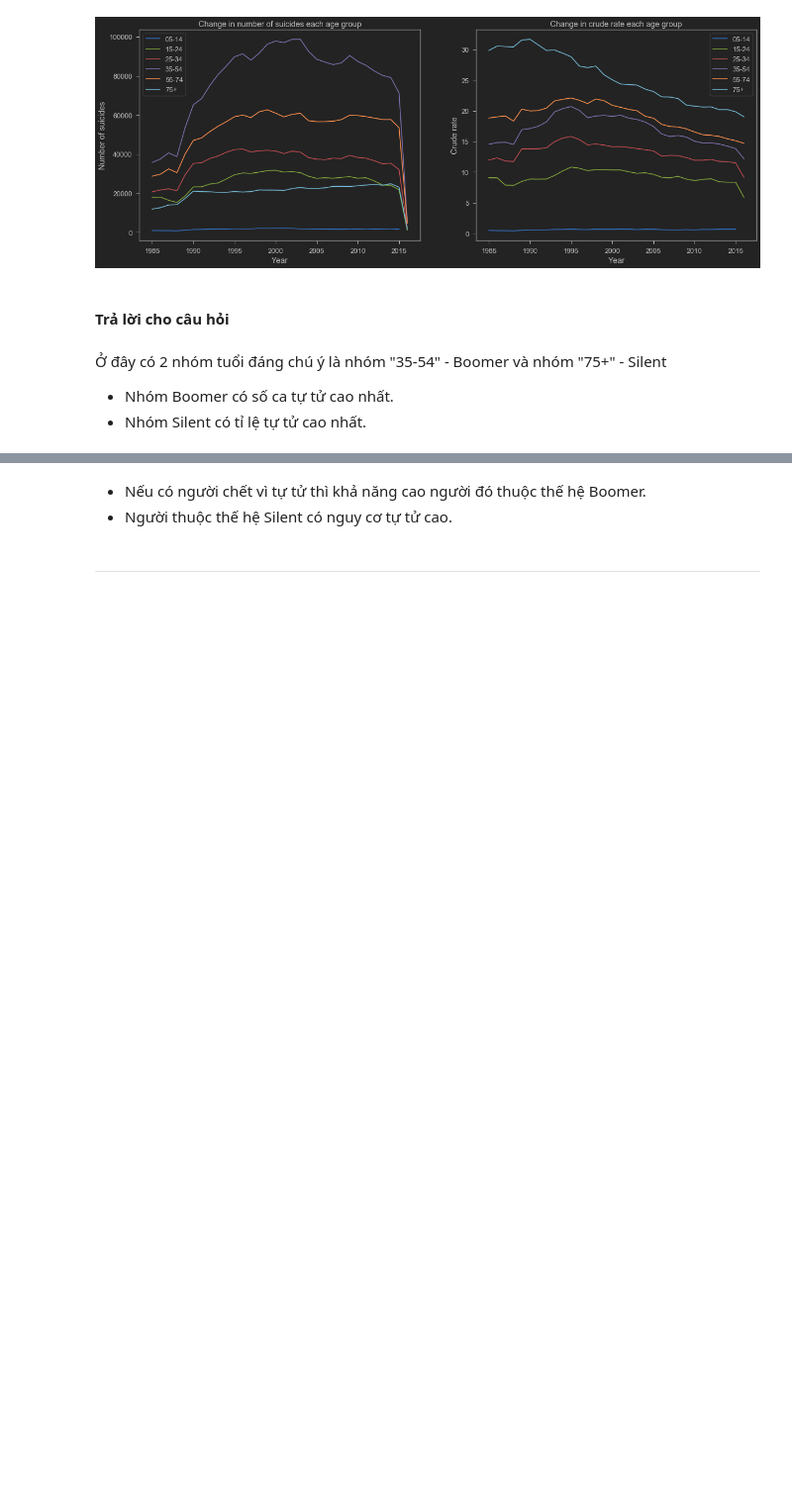
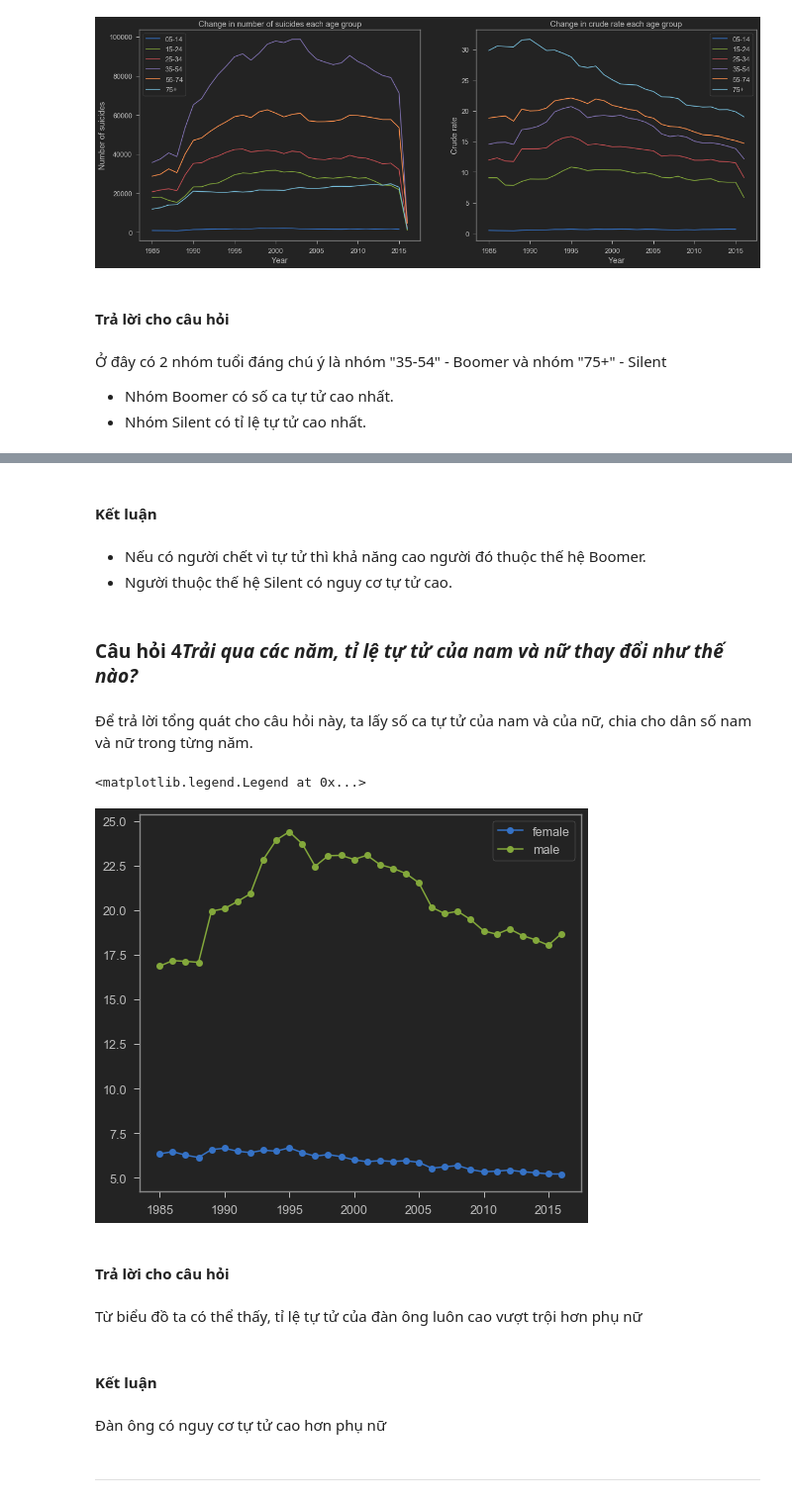
Before and after one commit to mannt-jp/LTCKHDL_DACK, a Jupyter notebook: 1712586-NguyenThanhMan.ipynb, the cells around one changed output, grey strips where cells are left out. Shown at 99% size. Cells and saved outputs as stored; diff of their text form; code cells hidden in the pictures; blank space fills up the shorter version.

```diff
--- a/1712586-NguyenThanhMan.ipynb
+++ b/1712586-NguyenThanhMan.ipynb
@@ -358,6 +400,29 @@ Text(0.5, 0, 'Year')
+# %% [markdown]
+#### Kết luận
 # %% [markdown]
 - Nếu có người chết vì tự tử thì khả năng cao người đó thuộc thế hệ Boomer.
 - Người thuộc thế hệ Silent có nguy cơ tự tử cao.
+# %% [markdown]
+### <span class="burk">Câu hỏi 4</span>***Trải qua các năm, tỉ lệ tự tử của nam và nữ thay đổi như thế nào?***
+# %% [markdown]
+Để trả lời tổng quát cho câu hỏi này, ta lấy số ca tự tử của nam và của nữ, chia cho dân số nam và nữ trong từng năm.
+# %%
+gender_gb_df = df.groupby(['year', 'gender'])
+gender_rate = (gender_gb_df.nsuicides.sum() / (gender_gb_df.population.sum() / 100000)).unstack()
+# %%
+plt.plot(gender_rate, marker='o')
+plt.legend(gender_rate.columns)
+# %% [output]
+<matplotlib.legend.Legend at 0x...>
+[figure, added]
+# %% [markdown]
+#### Trả lời cho câu hỏi
+# %% [markdown]
+Từ biểu đồ ta có thể thấy, tỉ lệ tự tử của đàn ông luôn cao vượt trội hơn phụ nữ
+# %% [markdown]
+#### Kết luận
+# %% [markdown]
+Đàn ông có nguy cơ tự tử cao hơn phụ nữ
 # %% [markdown]
 ---
 # %% [markdown]
```
Also changed, not shown: parts of 22 cells of this notebook.
